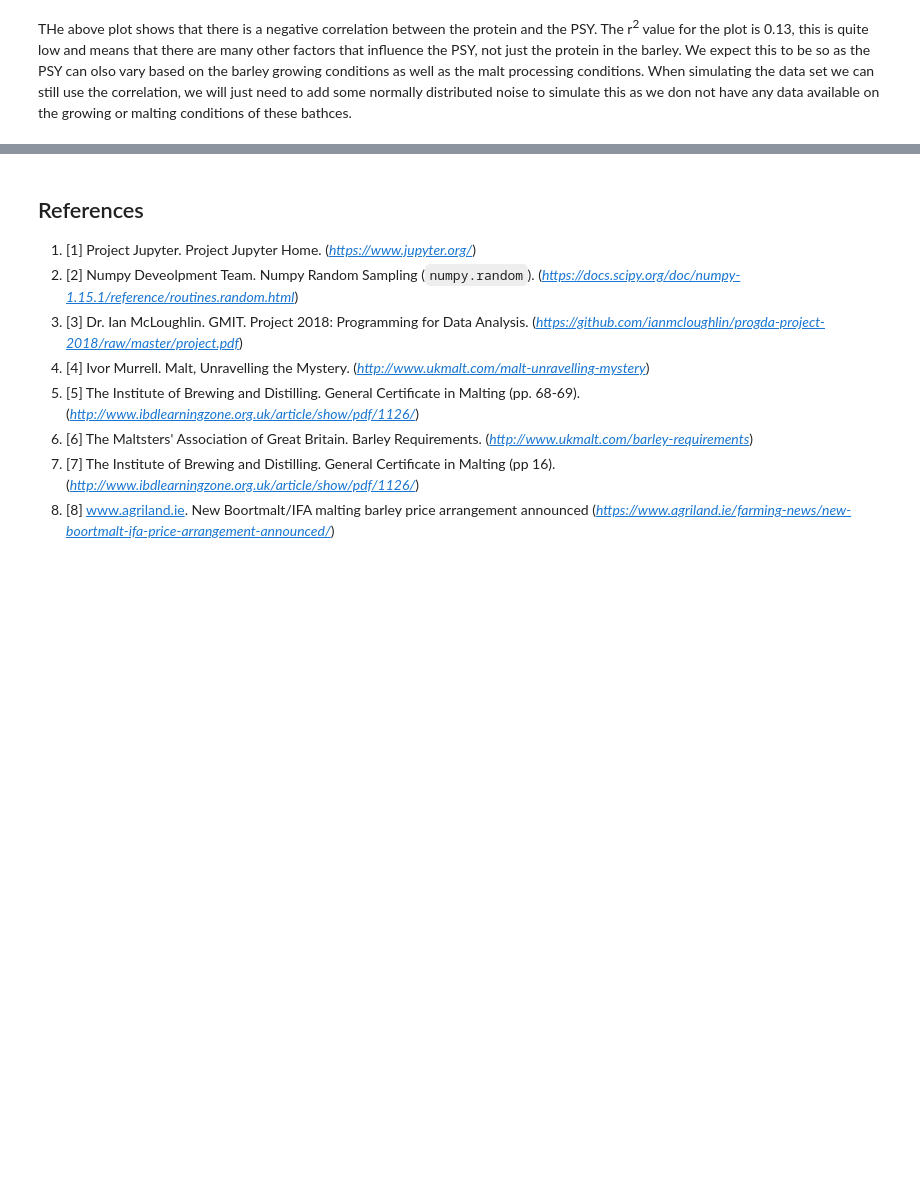
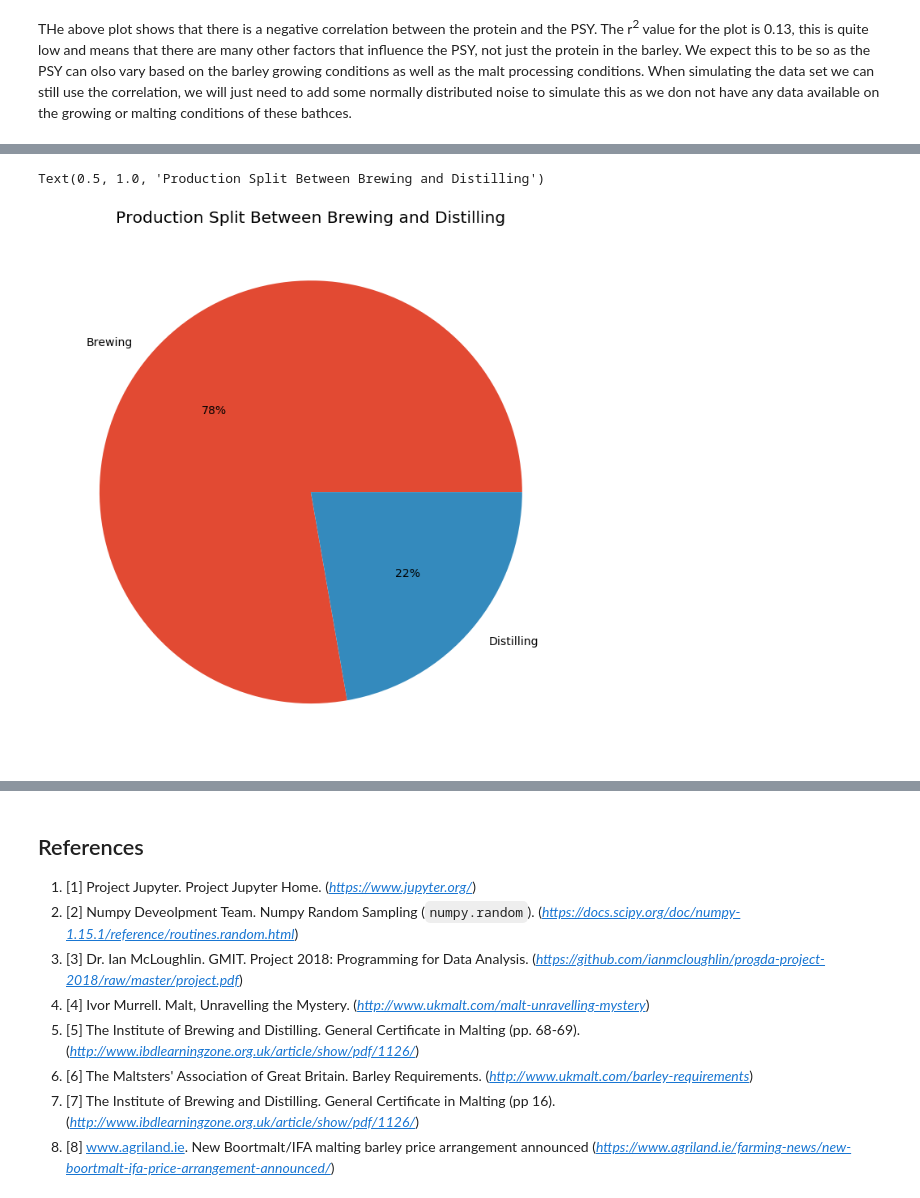
Before and after one commit to shkyler/gmit-pfda-project, a Jupyter notebook: datasimulation.ipynb, the cells around one changed output, grey strips where cells are left out. Drawn from its saved outputs; the diff is of its cells as text; code cells hidden in the pictures; blank space fills up the shorter version.

Commit message:
simulated the type, variety, proteina and extract

```diff
--- a/datasimulation.ipynb
+++ b/datasimulation.ipynb
@@ -398,8 +402,0 @@ Having analysed the existing data set, we now have everything we need to simulat
-# %%
-# define the helper function - this takes a dataframe, a malt type and a barley variety and returns the specified data
-def data_filter(data, malt, barley):
-    return data.loc[(df.loc[:, "type"] == malt) & (df.loc[:, "variety"] == barley)]
-data_filter(df,'Brewing','Planet').mean()
-data_filter(df,'Brewing','Olympus').mean()
-data_filter(df,'Brewing','Laureate').mean()
-data_filter(df,'Brewing','Propino').mean()
@@ -410,0 +424,16 @@ dtype: float64
+# %%
+# create an empty list to store the protein values
+protein = []
+
+# define a helper function to filter the original dataset based on a given malt type and barley variety
+def data_filter(data, malt, barley):
+    return data.loc[(data.loc[:, "type"] == malt) & (data.loc[:, "variety"] == barley)]
+
+# iterate through the catergorical data
+for i in range(len(my_types)):
+    x = data_filter(df, my_types[i], my_varieties[i])
+    # for each item in the lists calculate the parameters for a truncated normal distribution
+    lower, upper = x.min()['protein'], x.max()['protein']
+    mu, sigma = x.mean()['protein'], x.std()['protein']
+    # choose an item from the truncated normal distribution and add it to the protein list
+    protein.append(round(stats.truncnorm((lower - mu) / sigma, (upper - mu) / sigma, loc=mu, scale=sigma).rvs(),1))
@@ -410,0 +444,10 @@ dtype: float64
+# %%
+# create an empty list to store the extract values
+extract = []
+
+for i in range(len(my_types)):
+    if my_types[i] == 'Brewing':
+        extr_val = round((-2.0 * protein[i] + 102.4 + np.random.normal(0,0.2)),1)
+        extract.append(extr_val)
+    elif my_types[i] == 'Distilling':
+        extract.append("")
@@ -410,0 +472,14 @@ dtype: float64
+# %%
+# create dataframe
+my_data = pd.DataFrame({'type':my_types})
+my_data['variety'] = my_varieties
+my_data['protein'] = protein
+my_data['extract'] = extract
+# group the dataset by 'type' and count them
+count = my_data.groupby('type').count()['variety']
+# plot the pie chart
+plt.pie(count,labels=count.index, autopct='%1.0f%%')
+plt.title("Production Split Between Brewing and Distilling")
+# %% [output]
+Text(0.5, 1.0, 'Production Split Between Brewing and Distilling')
+[figure, added]
```
Also changed, not shown: parts of 12 cells of this notebook.
